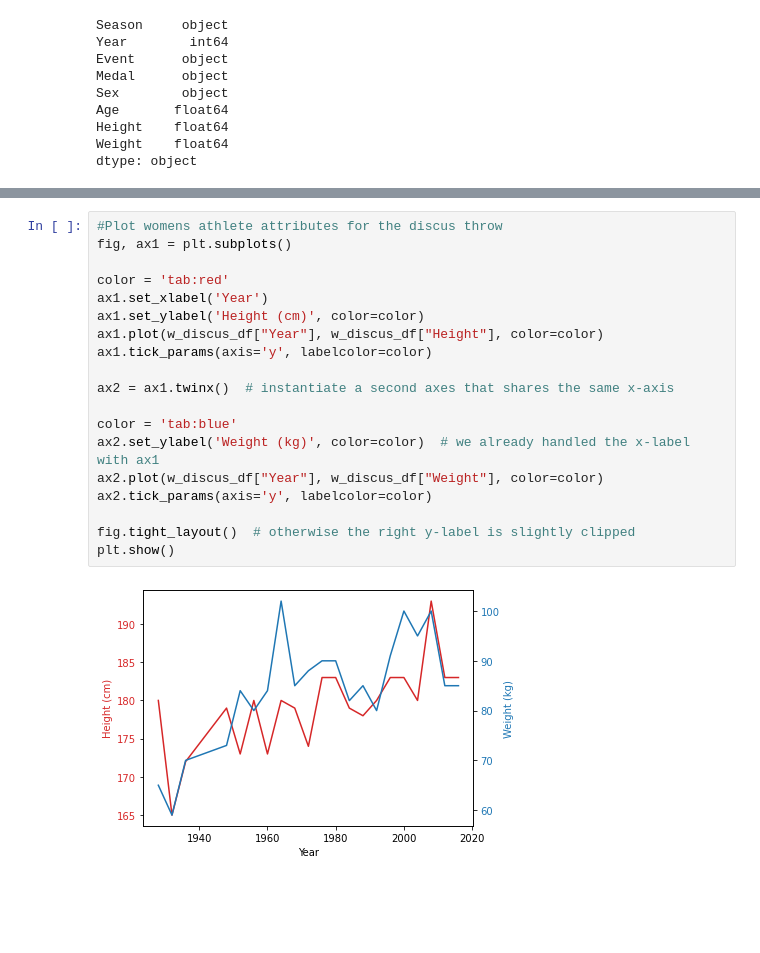
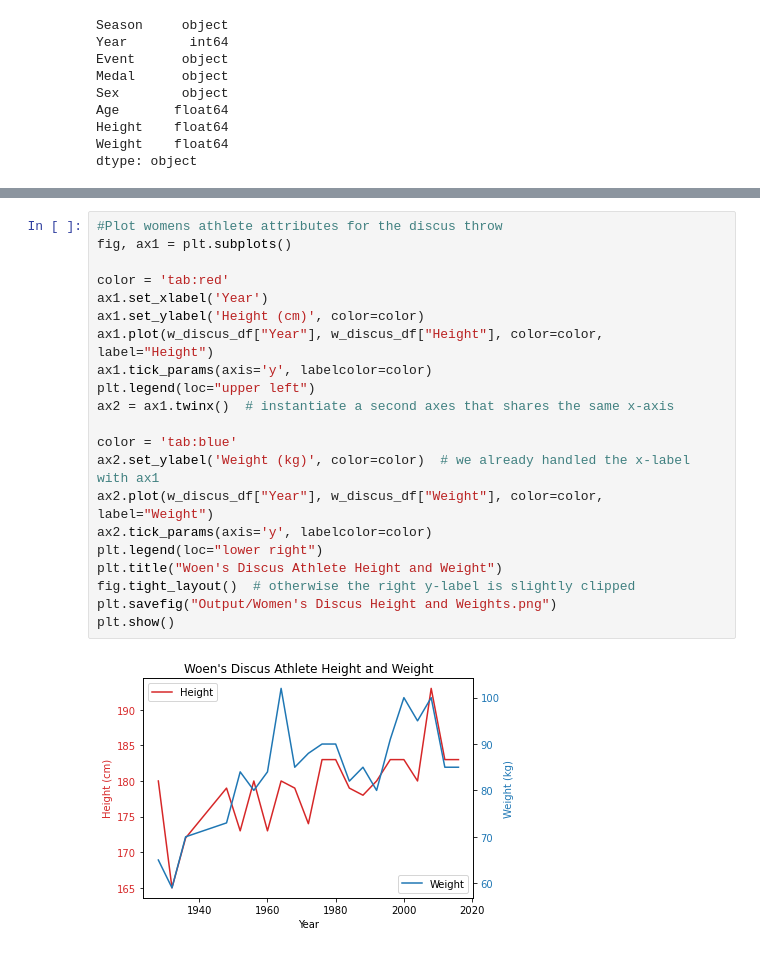
Before and after one commit to dstagner63/Project1, a Jupyter notebook: Athletes Physical Attributes .ipynb, the cells around one changed output, grey strips where cells are left out. Drawn from its saved outputs; the diff is of its cells as text; blank space fills up the shorter version.

```diff
--- a/Athletes Physical Attributes .ipynb
+++ b/Athletes Physical Attributes .ipynb
@@ -127,24 +134,26 @@ plt.show()
 # %%
 #Plot womens athlete attributes for the discus throw
 fig, ax1 = plt.subplots()
 
 color = 'tab:red'
 ax1.set_xlabel('Year')
 ax1.set_ylabel('Height (cm)', color=color)
-ax1.plot(w_discus_df["Year"], w_discus_df["Height"], color=color)
+ax1.plot(w_discus_df["Year"], w_discus_df["Height"], color=color, label="Height")
 ax1.tick_params(axis='y', labelcolor=color)
-
+plt.legend(loc="upper left")
 ax2 = ax1.twinx()  # instantiate a second axes that shares the same x-axis
 
 color = 'tab:blue'
 ax2.set_ylabel('Weight (kg)', color=color)  # we already handled the x-label with ax1
-ax2.plot(w_discus_df["Year"], w_discus_df["Weight"], color=color)
+ax2.plot(w_discus_df["Year"], w_discus_df["Weight"], color=color, label="Weight")
 ax2.tick_params(axis='y', labelcolor=color)
-
+plt.legend(loc="lower right")
+plt.title("Woen's Discus Athlete Height and Weight")
 fig.tight_layout()  # otherwise the right y-label is slightly clipped
+plt.savefig("Output/Women's Discus Height and Weights.png")
 plt.show()
 # %% [output]
-[figure, old version]
+[figure, new version]
 # %%
 #Plot mens athlete attributes for the 100 meters
 fig, ax1 = plt.subplots()
```
Also changed, not shown: parts of 9 cells of this notebook, 10 other files.
